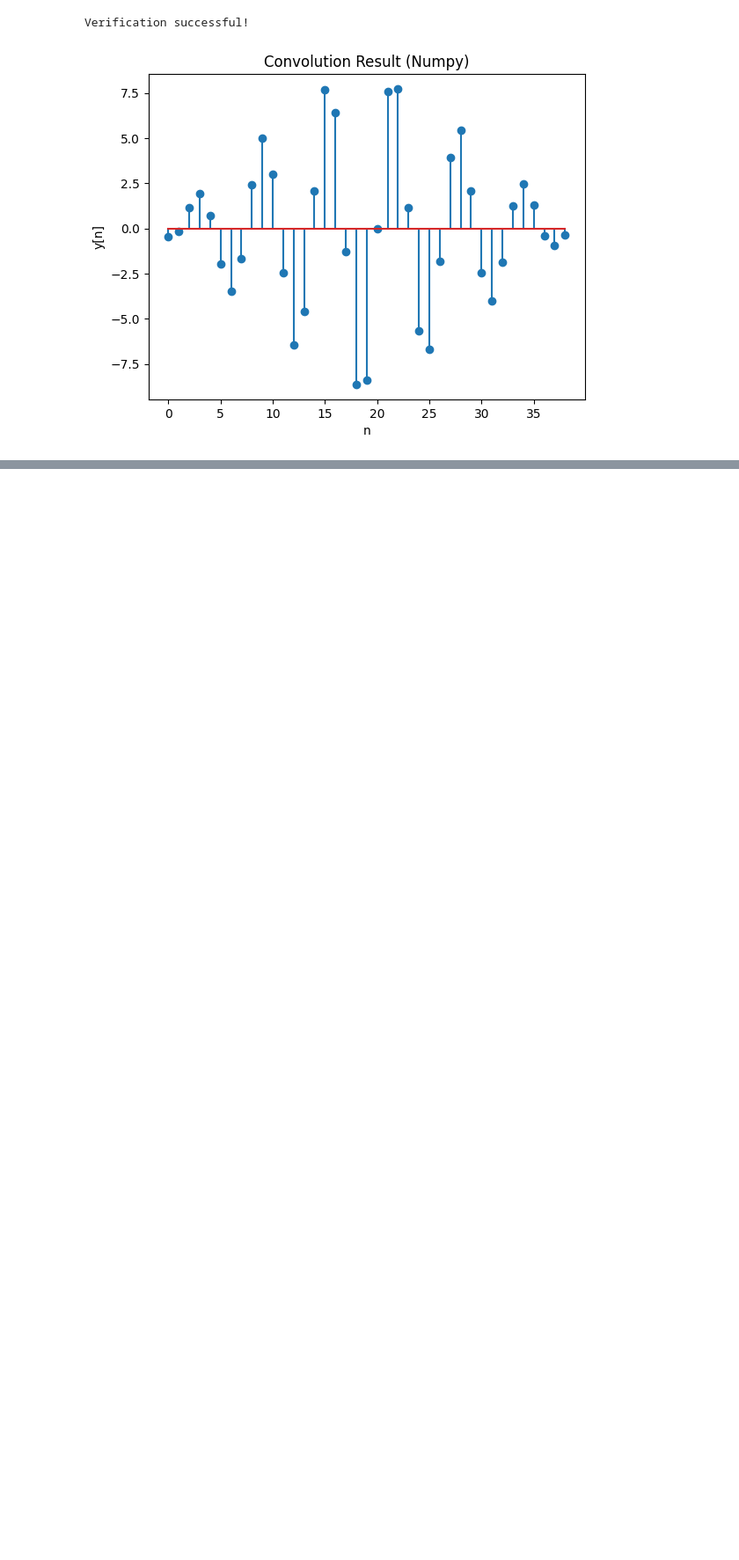
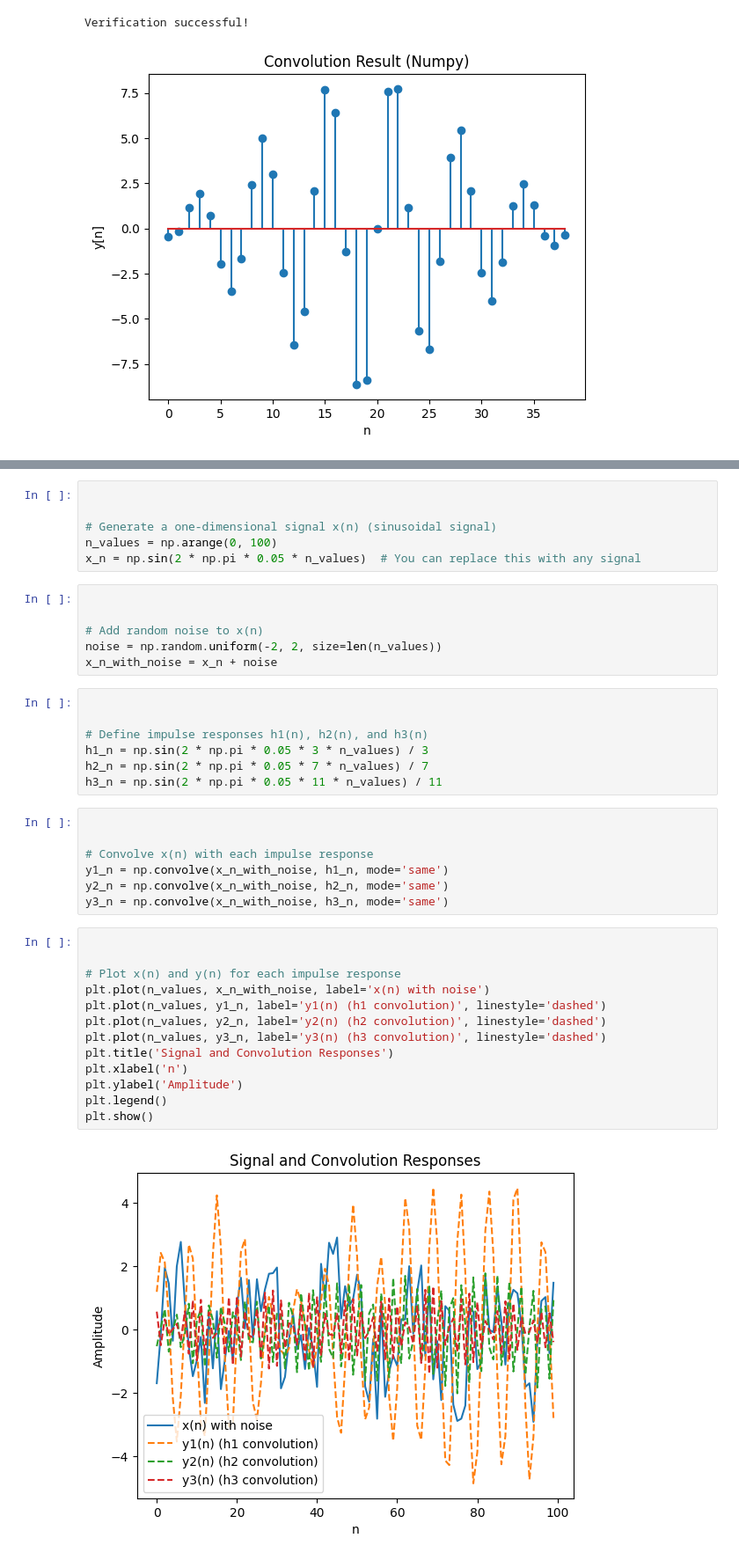
Before and after one commit to LifeHashed/Signals, a Jupyter notebook: Signals3.ipynb, the cells around one changed output, grey strips where cells are left out. Shown at 88% size. Drawn from its saved outputs; the diff is of its cells as text; blank space fills up the shorter version.

```diff
--- a/Signals3.ipynb
+++ b/Signals3.ipynb
@@ -67,0 +132,41 @@ Verification successful!
+# %%
+
+
+# Generate a one-dimensional signal x(n) (sinusoidal signal)
+n_values = np.arange(0, 100)
+x_n = np.sin(2 * np.pi * 0.05 * n_values)  # You can replace this with any signal
+# %%
+
+
+# Add random noise to x(n)
+noise = np.random.uniform(-2, 2, size=len(n_values))
+x_n_with_noise = x_n + noise
+# %%
+
+
+# Define impulse responses h1(n), h2(n), and h3(n)
+h1_n = np.sin(2 * np.pi * 0.05 * 3 * n_values) / 3
+h2_n = np.sin(2 * np.pi * 0.05 * 7 * n_values) / 7
+h3_n = np.sin(2 * np.pi * 0.05 * 11 * n_values) / 11
+# %%
+
+
+# Convolve x(n) with each impulse response
+y1_n = np.convolve(x_n_with_noise, h1_n, mode='same')
+y2_n = np.convolve(x_n_with_noise, h2_n, mode='same')
+y3_n = np.convolve(x_n_with_noise, h3_n, mode='same')
+# %%
+
+
+# Plot x(n) and y(n) for each impulse response
+plt.plot(n_values, x_n_with_noise, label='x(n) with noise')
+plt.plot(n_values, y1_n, label='y1(n) (h1 convolution)', linestyle='dashed')
+plt.plot(n_values, y2_n, label='y2(n) (h2 convolution)', linestyle='dashed')
+plt.plot(n_values, y3_n, label='y3(n) (h3 convolution)', linestyle='dashed')
+plt.title('Signal and Convolution Responses')
+plt.xlabel('n')
+plt.ylabel('Amplitude')
+plt.legend()
+plt.show()
+# %% [output]
+[figure, added]
```
Also changed, not shown: parts of 14 cells of this notebook.
